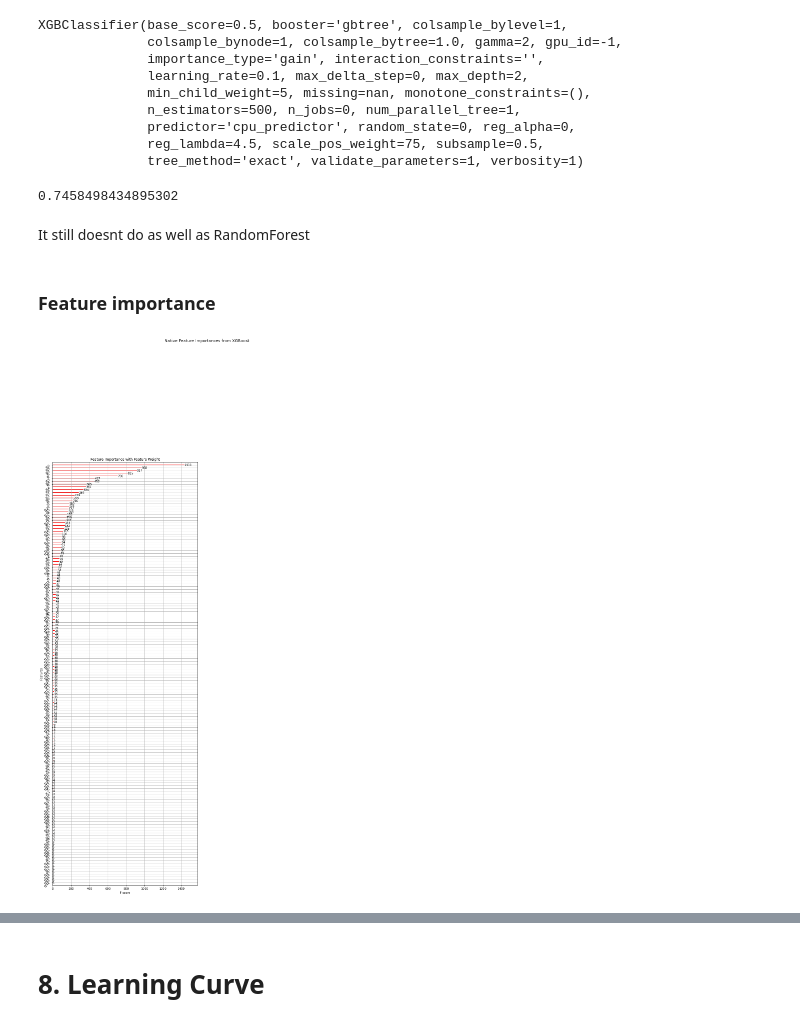
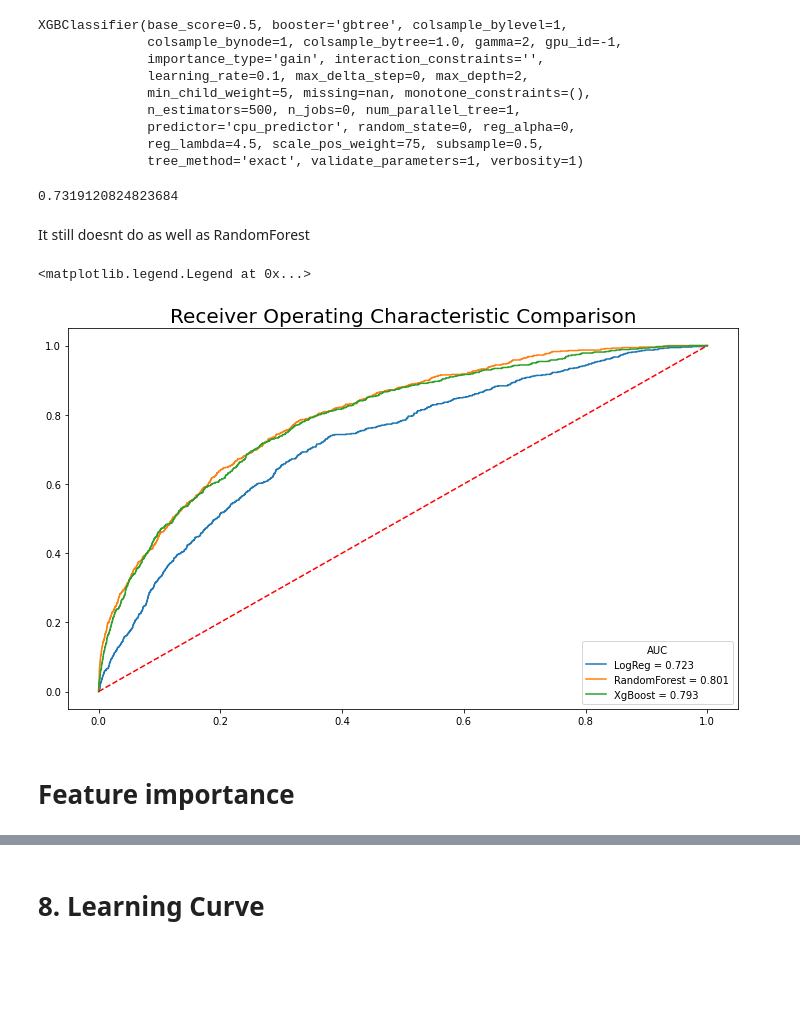
Before and after one commit to freecode23/creditCardFraud, a Jupyter notebook: PreprocessingTraining.ipynb, the cells around one changed output, grey strips where cells are left out. Drawn from its saved outputs; the diff is of its cells as text; code cells hidden in the pictures; blank space fills up the shorter version.

```diff
--- a/PreprocessingTraining.ipynb
+++ b/PreprocessingTraining.ipynb
@@ -935,11 +926,13 @@ rf_best = rf_random.best_estimator_
 probs = rf_best.predict_proba(X_test_scaled)
 
 # 2. keep probabilities of positive class only
-preds = probs[:,1]
+preds2 = probs[:,1]
 
 # 3. get ROC curve
-fpr, tpr, threshold = roc_curve(y_test, preds)
+fpr2, tpr2, threshold = roc_curve(y_test, preds2)
 
 # 4. compute AUC score
-roc_auc = auc(fpr, tpr)
-plot_roc_curve(fpr,tpr)
+roc_auc2 = auc(fpr2, tpr2)
+plt.plot(fpr2, tpr2, 'b', label = 'AUC = %0.2f' % roc_auc2)
+plt.plot([0, 1], [0, 1],'r--')
+plt.legend(loc = 'lower right')
@@ -1165,28 +1149,22 @@ XGBClassifier(base_score=0.5, booster='gbtree', colsample_bylevel=1,
               reg_lambda=4.5, scale_pos_weight=75, subsample=0.5,
               tree_method='exact', validate_parameters=1, verbosity=1)
 # %%
-y_pred = clf_undersampled.predict_proba(X_test_scaled)[:,1]
-roc_auc_score(y_test,y_pred)
+y_pred4 = clf_undersampled.predict_proba(X_test_scaled)[:,1]
+roc_auc_score(y_test,y_pred4)
 # %% [output]
-0.7458498434895302
+0.7319120824823684
 # %% [markdown]
 It still doesnt do as well as RandomForest
+# %%
+plt.figure(figsize=(12,7))
+plt.title('Receiver Operating Characteristic Comparison', size=20)
+plt.plot(fpr, tpr, label = 'LogReg = %0.3f' % roc_auc)
+plt.plot(fpr2, tpr2, label = 'RandomForest = %0.3f' % roc_auc2)
+plt.plot(fpr3, tpr3, label = 'XgBoost = %0.3f' % roc_auc3)
+plt.plot([0, 1], [0, 1],'r--')
+plt.legend(title='AUC', loc = 'lower right')
+# %% [output]
+<matplotlib.legend.Legend at 0x...>
+[figure, added]
 # %% [markdown]
-### Feature importance
+# Feature importance
-# %%
-
-
-from xgboost import plot_importance
-# change to shap
-fig = plt.figure(figsize = (20, 60))
-
-title = fig.suptitle("Native Feature Importances from XGBoost", fontsize=14)
-
-ax1 = fig.add_subplot(2, 2, 1)
-plot_importance(xg_best, importance_type='weight', ax=ax1, color='red')
-# how to adjust y ticks
-plt.yticks(rotation=45)
-ax1.set_title("Feature Importance with Feature Weight");
-plt.show()
-# %% [output]
-[figure, removed]
```
Also changed, not shown: parts of 49 cells of this notebook.
